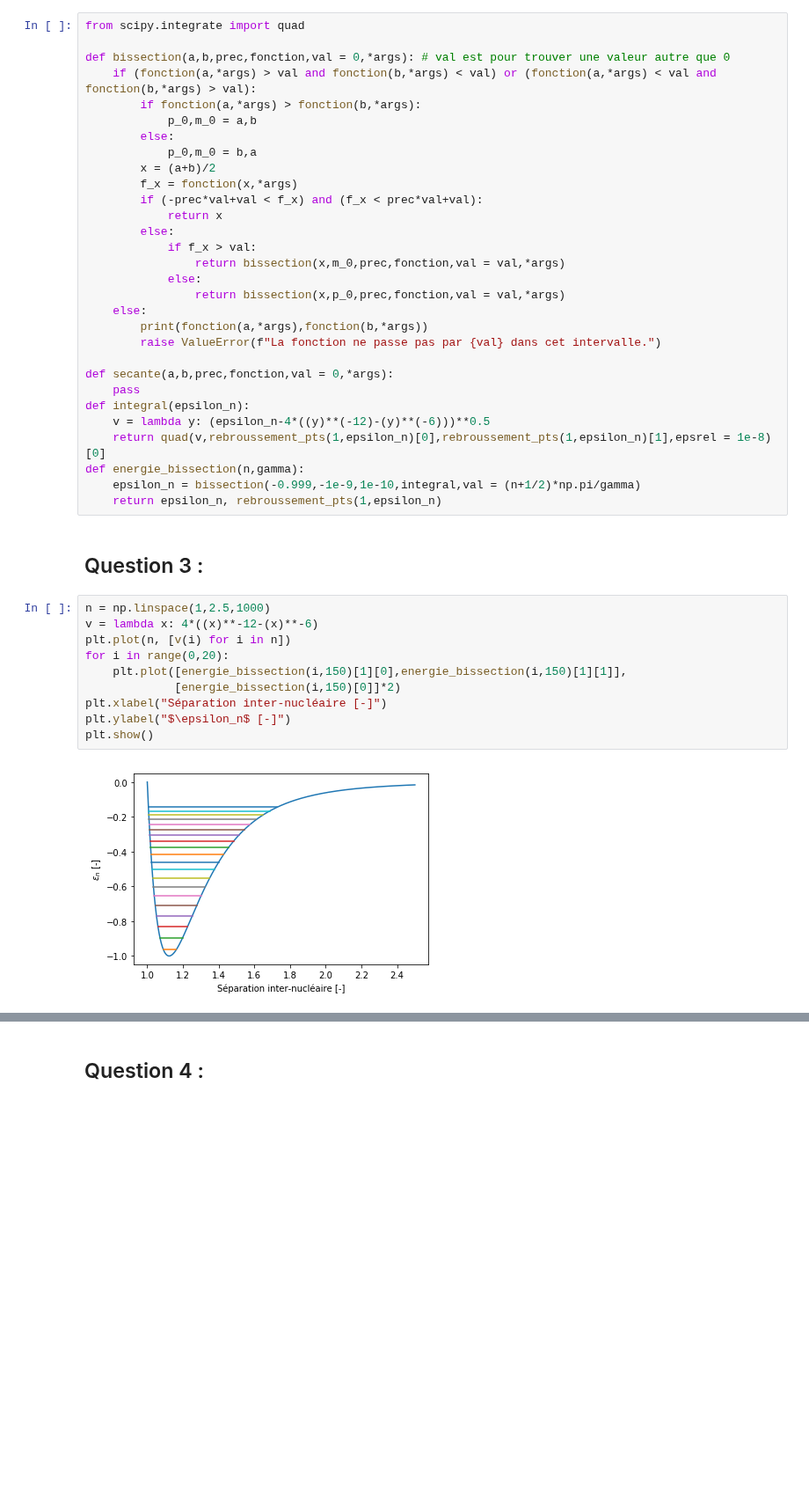
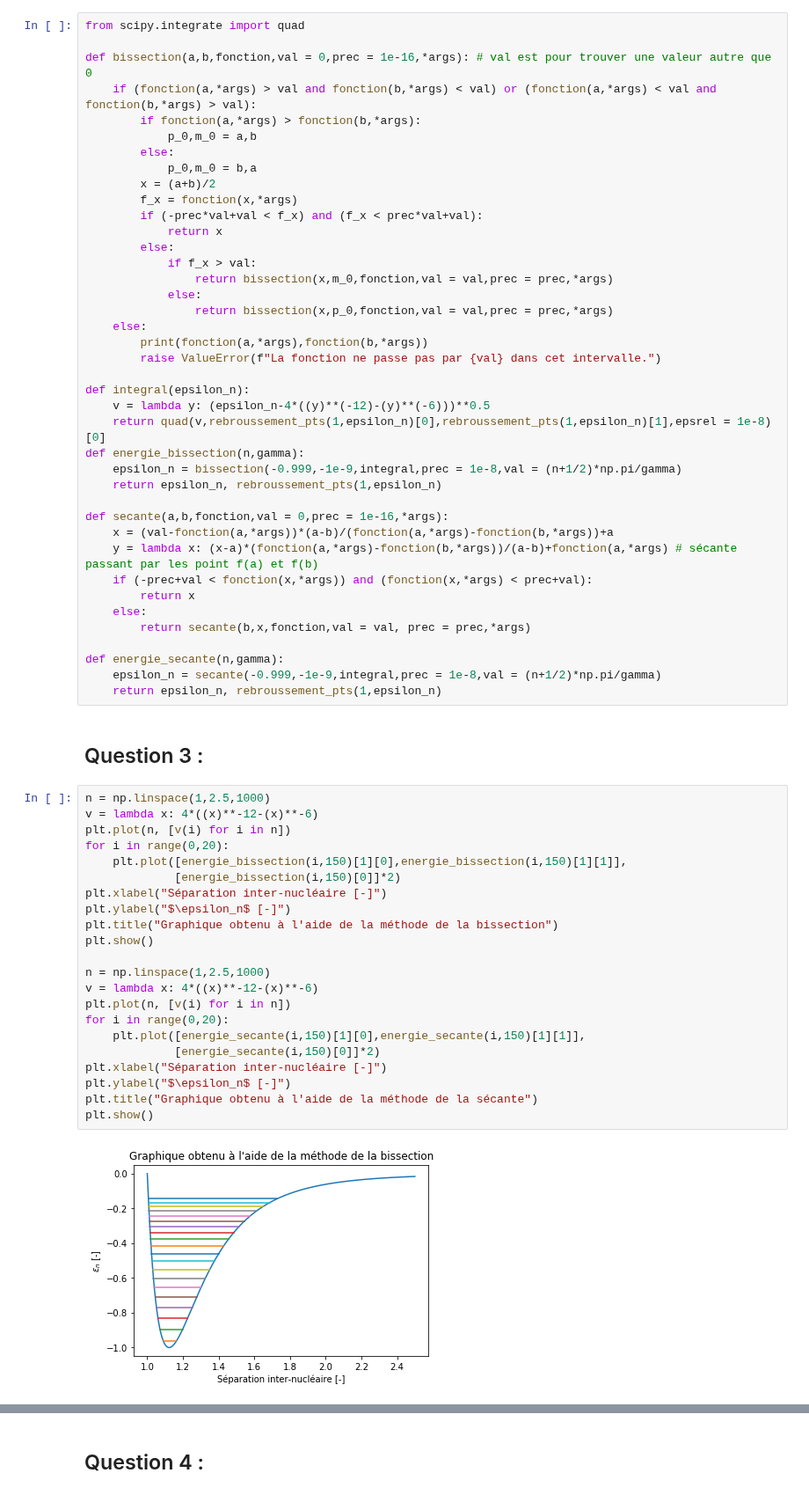
Before and after one commit to dvdturg/Phys_num, a Jupyter notebook: TP2/TP2.ipynb, the cells around one changed output, grey strips where cells are left out. Shown at 88% size. Cells and saved outputs as stored; diff of their text form; blank space fills up the shorter version.

Commit message:
ajout de la méthode de la sécante

```diff
--- a/TP2/TP2.ipynb
+++ b/TP2/TP2.ipynb
@@ -84,7 +84,7 @@ On cherche l'énergie $\epsilon$ en fonciton de l'état vibrationnel $n$ d'une m
 # %%
 from scipy.integrate import quad
 
-def bissection(a,b,prec,fonction,val = 0,*args): # val est pour trouver une valeur autre que 0
+def bissection(a,b,fonction,val = 0,prec = 1e-16,*args): # val est pour trouver une valeur autre que 0
     if (fonction(a,*args) > val and fonction(b,*args) < val) or (fonction(a,*args) < val and fonction(b,*args) > val):
         if fonction(a,*args) > fonction(b,*args):
             p_0,m_0 = a,b
@@ -96,32 +96,54 @@ def bissection(a,b,prec,fonction,val = 0,*args): # val est pour trouver une vale
             return x
         else:
             if f_x > val:
-                return bissection(x,m_0,prec,fonction,val = val,*args)
+                return bissection(x,m_0,fonction,val = val,prec = prec,*args)
             else:
-                return bissection(x,p_0,prec,fonction,val = val,*args)
+                return bissection(x,p_0,fonction,val = val,prec = prec,*args)
     else:
         print(fonction(a,*args),fonction(b,*args))
         raise ValueError(f"La fonction ne passe pas par {val} dans cet intervalle.")
 
-def secante(a,b,prec,fonction,val = 0,*args):
-    pass
 def integral(epsilon_n):
     v = lambda y: (epsilon_n-4*((y)**(-12)-(y)**(-6)))**0.5
     return quad(v,rebroussement_pts(1,epsilon_n)[0],rebroussement_pts(1,epsilon_n)[1],epsrel = 1e-8)[0]
 def energie_bissection(n,gamma):
-    epsilon_n = bissection(-0.999,-1e-9,1e-10,integral,val = (n+1/2)*np.pi/gamma)
+    epsilon_n = bissection(-0.999,-1e-9,integral,prec = 1e-8,val = (n+1/2)*np.pi/gamma)
     return epsilon_n, rebroussement_pts(1,epsilon_n)
+
+def secante(a,b,fonction,val = 0,prec = 1e-16,*args):
+    x = (val-fonction(a,*args))*(a-b)/(fonction(a,*args)-fonction(b,*args))+a
+    y = lambda x: (x-a)*(fonction(a,*args)-fonction(b,*args))/(a-b)+fonction(a,*args) # sécante passant par les point f(a) et f(b)
+    if (-prec+val < fonction(x,*args)) and (fonction(x,*args) < prec+val):
+        return x
+    else:
+        return secante(b,x,fonction,val = val, prec = prec,*args)
+
+def energie_secante(n,gamma):
+    epsilon_n = secante(-0.999,-1e-9,integral,prec = 1e-8,val = (n+1/2)*np.pi/gamma)
+    return epsilon_n, rebroussement_pts(1,epsilon_n)
 # %% [markdown]
 ## Question 3 :
 # %%
 n = np.linspace(1,2.5,1000)
 v = lambda x: 4*((x)**-12-(x)**-6)
 plt.plot(n, [v(i) for i in n])
 for i in range(0,20):
     plt.plot([energie_bissection(i,150)[1][0],energie_bissection(i,150)[1][1]],
              [energie_bissection(i,150)[0]]*2)
 plt.xlabel("Séparation inter-nucléaire [-]")
 plt.ylabel("$\epsilon_n$ [-]")
+plt.title("Graphique obtenu à l'aide de la méthode de la bissection")
 plt.show()
+
+n = np.linspace(1,2.5,1000)
+v = lambda x: 4*((x)**-12-(x)**-6)
+plt.plot(n, [v(i) for i in n])
+for i in range(0,20):
+    plt.plot([energie_secante(i,150)[1][0],energie_secante(i,150)[1][1]],
+             [energie_secante(i,150)[0]]*2)
+plt.xlabel("Séparation inter-nucléaire [-]")
+plt.ylabel("$\epsilon_n$ [-]")
+plt.title("Graphique obtenu à l'aide de la méthode de la sécante")
+plt.show()
 # %% [output]
-[figure, old version]
+[figure, new version]
```
Also changed, not shown: parts of 1 cell of this notebook.
